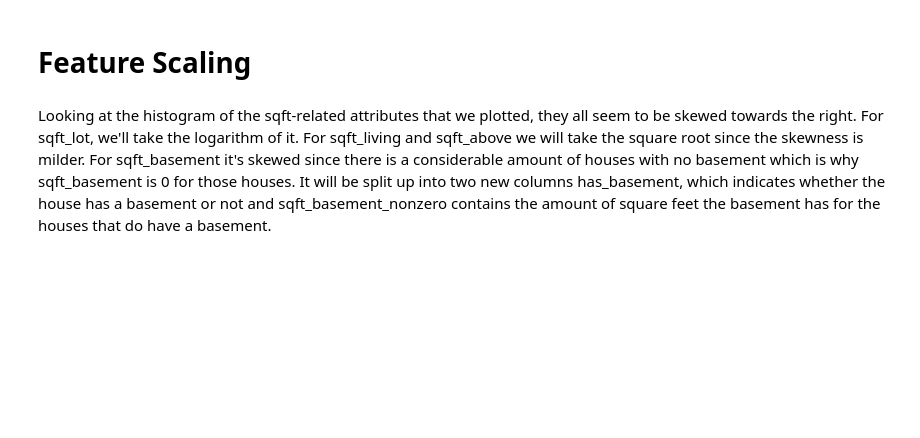
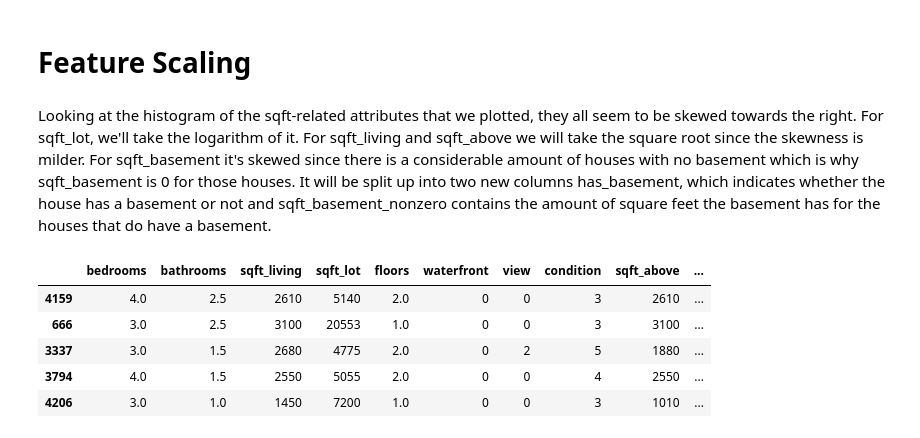
Before and after one commit to brandoncabrera707/housing_predictions, a Jupyter notebook: notebooks/1.0-bc-initial-data-exploration.ipynb, the cells around one changed output. Drawn from its saved outputs; the diff is of its cells as text; code cells hidden in the pictures; blank space fills up the shorter version.

```diff
--- a/notebooks/1.0-bc-initial-data-exploration.ipynb
+++ b/notebooks/1.0-bc-initial-data-exploration.ipynb
@@ -129,0 +116,20 @@ Looking at the histogram of the sqft-related attributes that we plotted, they al
+# %%
+def add_basement_features(df):
+  df['has_basement'] = (df['sqft_basement'] > 0).astype(int)
+  return df
+
+def add_lot_features(df):
+    df['has_lot'] = (df['sqft_lot'] > 0).astype(int)
+# %%
+X_train = add_basement_features(X_train)
+X_test = add_basement_features(X_test)
+X_val = add_basement_features(X_val)
+# %%
+X_train.head()
+# %% [output]
+|  | bedrooms | bathrooms | sqft_living | sqft_lot | floors | waterfront | view | condition | sqft_above | ... |
+| 4159 | 4.0 | 2.5 | 2610 | 5140 | 2.0 | 0 | 0 | 3 | 2610 | ... |
+| 666 | 3.0 | 2.5 | 3100 | 20553 | 1.0 | 0 | 0 | 3 | 3100 | ... |
+| 3337 | 3.0 | 1.5 | 2680 | 4775 | 2.0 | 0 | 2 | 5 | 1880 | ... |
+| 3794 | 4.0 | 1.5 | 2550 | 5055 | 2.0 | 0 | 0 | 4 | 2550 | ... |
+| 4206 | 3.0 | 1.0 | 1450 | 7200 | 1.0 | 0 | 0 | 3 | 1010 | ... |
```
Also changed, not shown: parts of 8 cells of this notebook, 1 other file.
